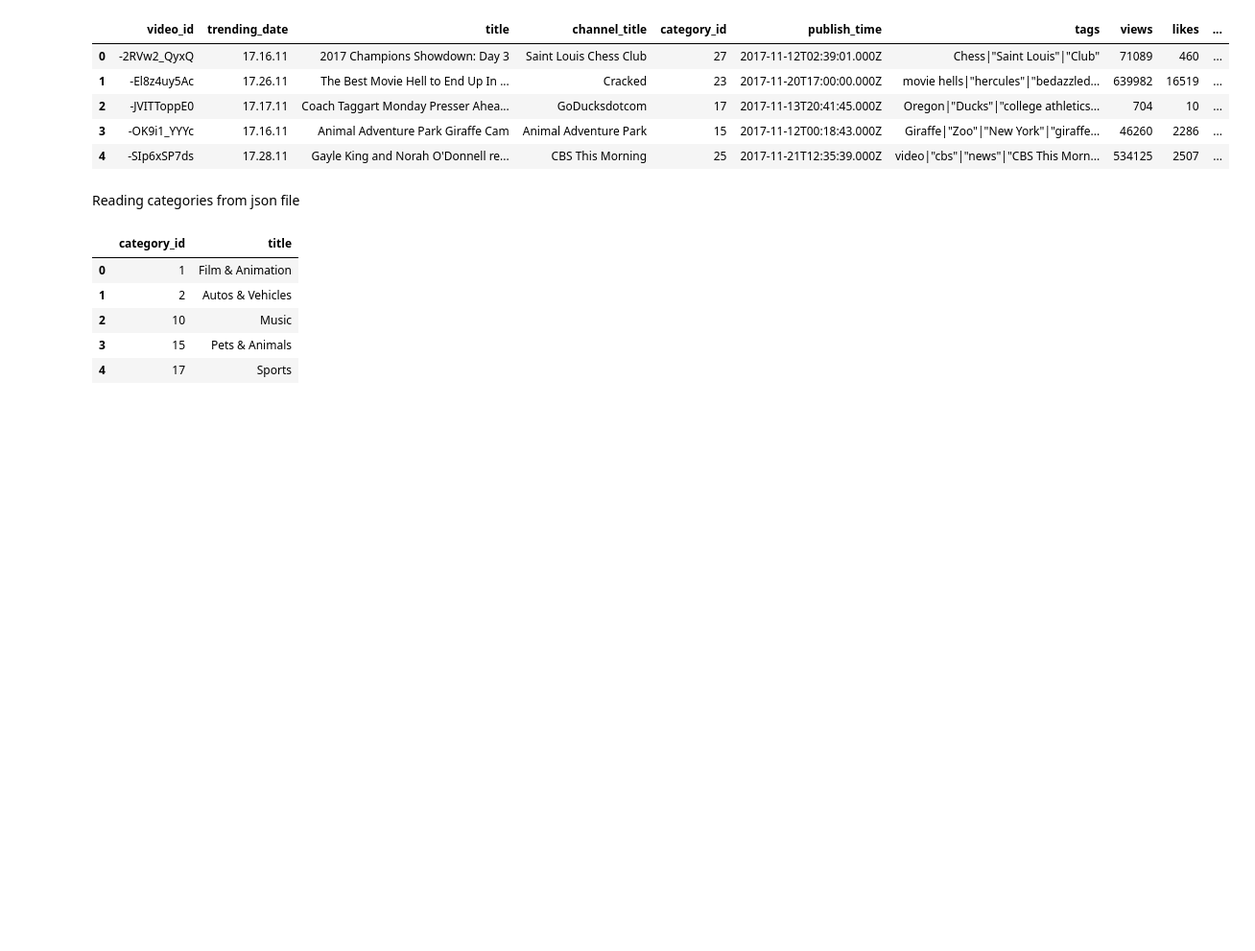
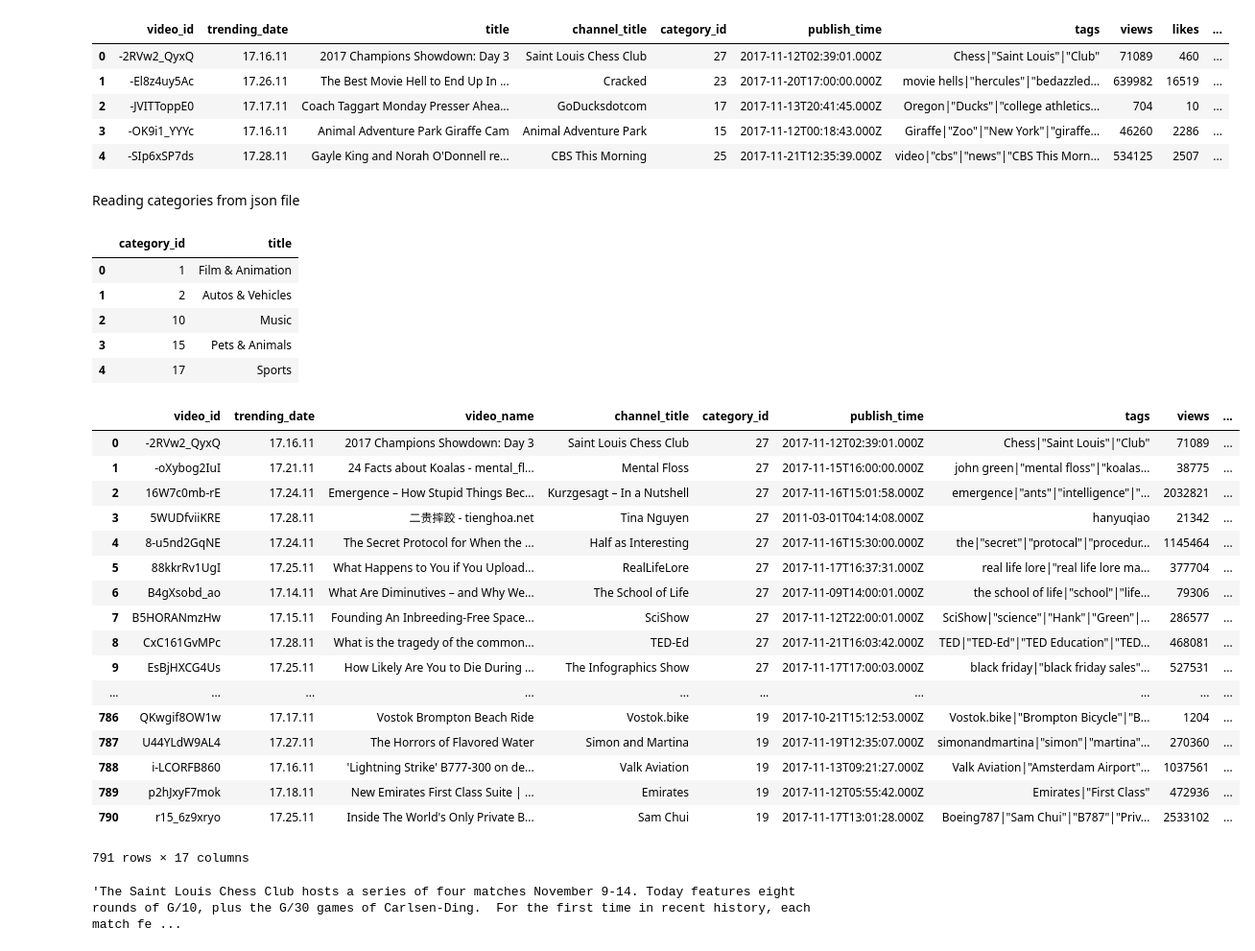
Before and after one commit to karanmurthy7/youtube-tag-recommender, a Jupyter notebook: Recommendation_Algorithm.ipynb, the cells around one changed output. Shown at 96% size. Cells and saved outputs as stored; diff of their text form; code cells hidden in the pictures; blank space fills up the shorter version.

```diff
--- a/Recommendation_Algorithm.ipynb
+++ b/Recommendation_Algorithm.ipynb
@@ -38,7 +38,7 @@ with open('./data/US_category_id.json') as data_file:
 categories = []
 for item in data['items']:
     category = {}
-    category['category_id'] = item['id']
+    category['category_id'] = int(item['id'])
     category['title'] = item['snippet']['title']
     categories.append(category)
 # %%
@@ -51,3 +51,29 @@ categories_df.head()
 | 2 | 10 | Music |
 | 3 | 15 | Pets & Animals |
 | 4 | 17 | Sports |
+# %%
+us_final_df = us_grouped_videos.merge(categories_df, on = ['category_id'])
+us_final_df.rename(columns={'title_y': 'category', 'title_x': 'video_name'})
+# %% [output]
+|  | video_id | trending_date | video_name | channel_title | category_id | publish_time | tags | views | ... |
+| 0 | -2RVw2_QyxQ | 17.16.11 | 2017 Champions Showdown: Day 3 | Saint Louis Chess Club | 27 | 2017-11-12T02:39:01.000Z | Chess|"Saint Louis"|"Club" | 71089 | ... |
+| 1 | -oXybog2IuI | 17.21.11 | 24 Facts about Koalas - mental_fl... | Mental Floss | 27 | 2017-11-15T16:00:00.000Z | john green|"mental floss"|"koalas... | 38775 | ... |
+| 2 | 16W7c0mb-rE | 17.24.11 | Emergence – How Stupid Things Bec... | Kurzgesagt – In a Nutshell | 27 | 2017-11-16T15:01:58.000Z | emergence|"ants"|"intelligence"|"... | 2032821 | ... |
+| 3 | 5WUDfviiKRE | 17.28.11 | 二贵摔跤 - tienghoa.net | Tina Nguyen | 27 | 2011-03-01T04:14:08.000Z | hanyuqiao | 21342 | ... |
+| 4 | 8-u5nd2GqNE | 17.24.11 | The Secret Protocol for When the ... | Half as Interesting | 27 | 2017-11-16T15:30:00.000Z | the|"secret"|"protocal"|"procedur... | 1145464 | ... |
+| 5 | 88kkrRv1UgI | 17.25.11 | What Happens to You if You Upload... | RealLifeLore | 27 | 2017-11-17T16:37:31.000Z | real life lore|"real life lore ma... | 377704 | ... |
+| 6 | B4gXsobd_ao | 17.14.11 | What Are Diminutives – and Why We... | The School of Life | 27 | 2017-11-09T14:00:01.000Z | the school of life|"school"|"life... | 79306 | ... |
+| 7 | B5HORANmzHw | 17.15.11 | Founding An Inbreeding-Free Space... | SciShow | 27 | 2017-11-12T22:00:01.000Z | SciShow|"science"|"Hank"|"Green"|... | 286577 | ... |
+| 8 | CxC161GvMPc | 17.28.11 | What is the tragedy of the common... | TED-Ed | 27 | 2017-11-21T16:03:42.000Z | TED|"TED-Ed"|"TED Education"|"TED... | 468081 | ... |
+| 9 | EsBjHXCG4Us | 17.25.11 | How Likely Are You to Die During ... | The Infographics Show | 27 | 2017-11-17T17:00:03.000Z | black friday|"black friday sales"... | 527531 | ... |
+| ... | ... | ... | ... | ... | ... | ... | ... | ... | ... |
+| 786 | QKwgif8OW1w | 17.17.11 | Vostok Brompton Beach Ride | Vostok.bike | 19 | 2017-10-21T15:12:53.000Z | Vostok.bike|"Brompton Bicycle"|"B... | 1204 | ... |
+| 787 | U44YLdW9AL4 | 17.27.11 | The Horrors of Flavored Water | Simon and Martina | 19 | 2017-11-19T12:35:07.000Z | simonandmartina|"simon"|"martina"... | 270360 | ... |
+| 788 | i-LCORFB860 | 17.16.11 | 'Lightning Strike' B777-300 on de... | Valk Aviation | 19 | 2017-11-13T09:21:27.000Z | Valk Aviation|"Amsterdam Airport"... | 1037561 | ... |
+| 789 | p2hJxyF7mok | 17.18.11 | New Emirates First Class Suite | ... | Emirates | 19 | 2017-11-12T05:55:42.000Z | Emirates|"First Class" | 472936 | ... |
+| 790 | r15_6z9xryo | 17.25.11 | Inside The World's Only Private B... | Sam Chui | 19 | 2017-11-17T13:01:28.000Z | Boeing787|"Sam Chui"|"B787"|"Priv... | 2533102 | ... |
+791 rows × 17 columns
+# %%
+us_final_df.description[0]
+# %% [output]
+'The Saint Louis Chess Club hosts a series of four matches November 9-14. Today features eight rounds of G/10, plus the G/30 games of Carlsen-Ding.  For the first time in recent history, each match fe ...
```
